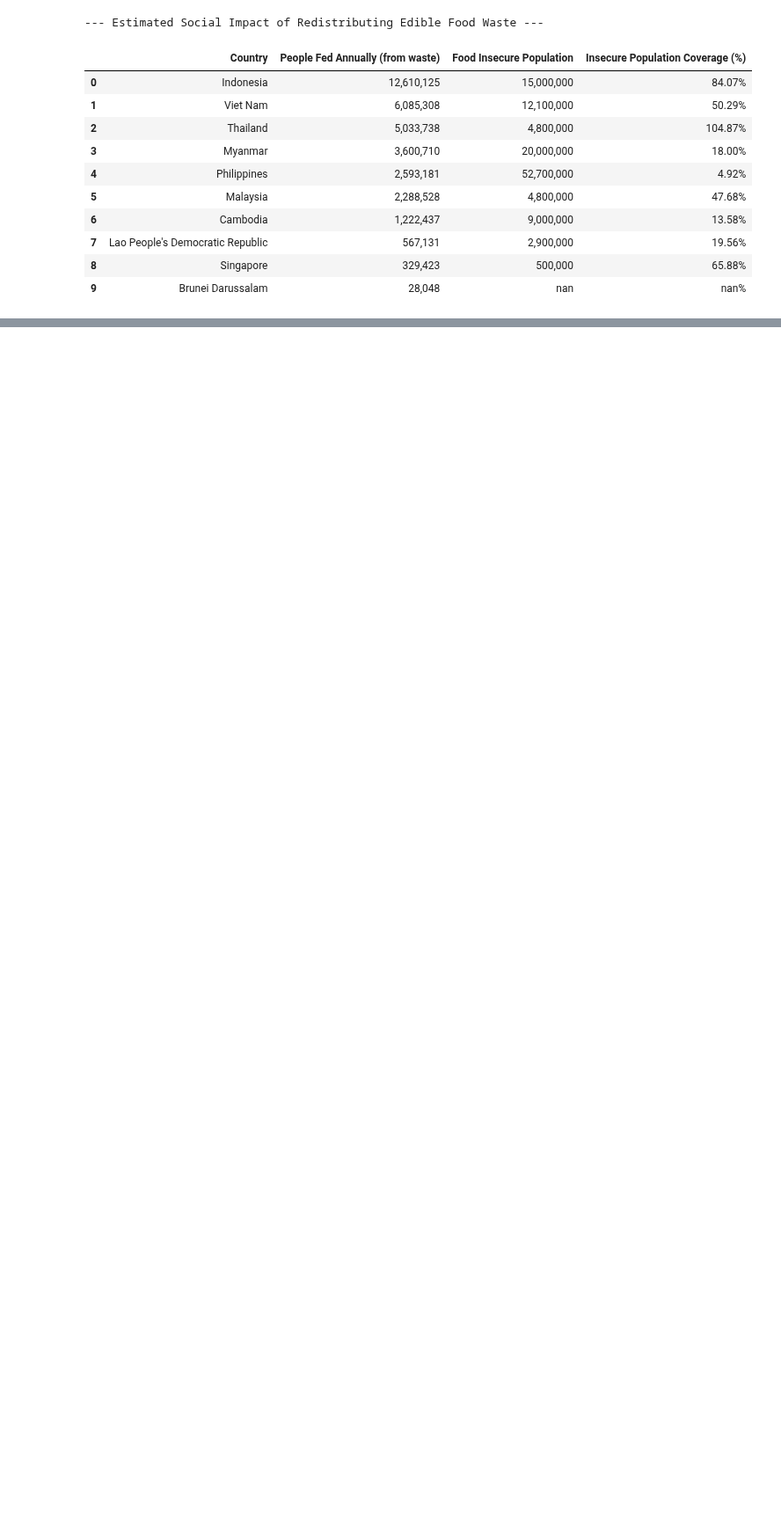
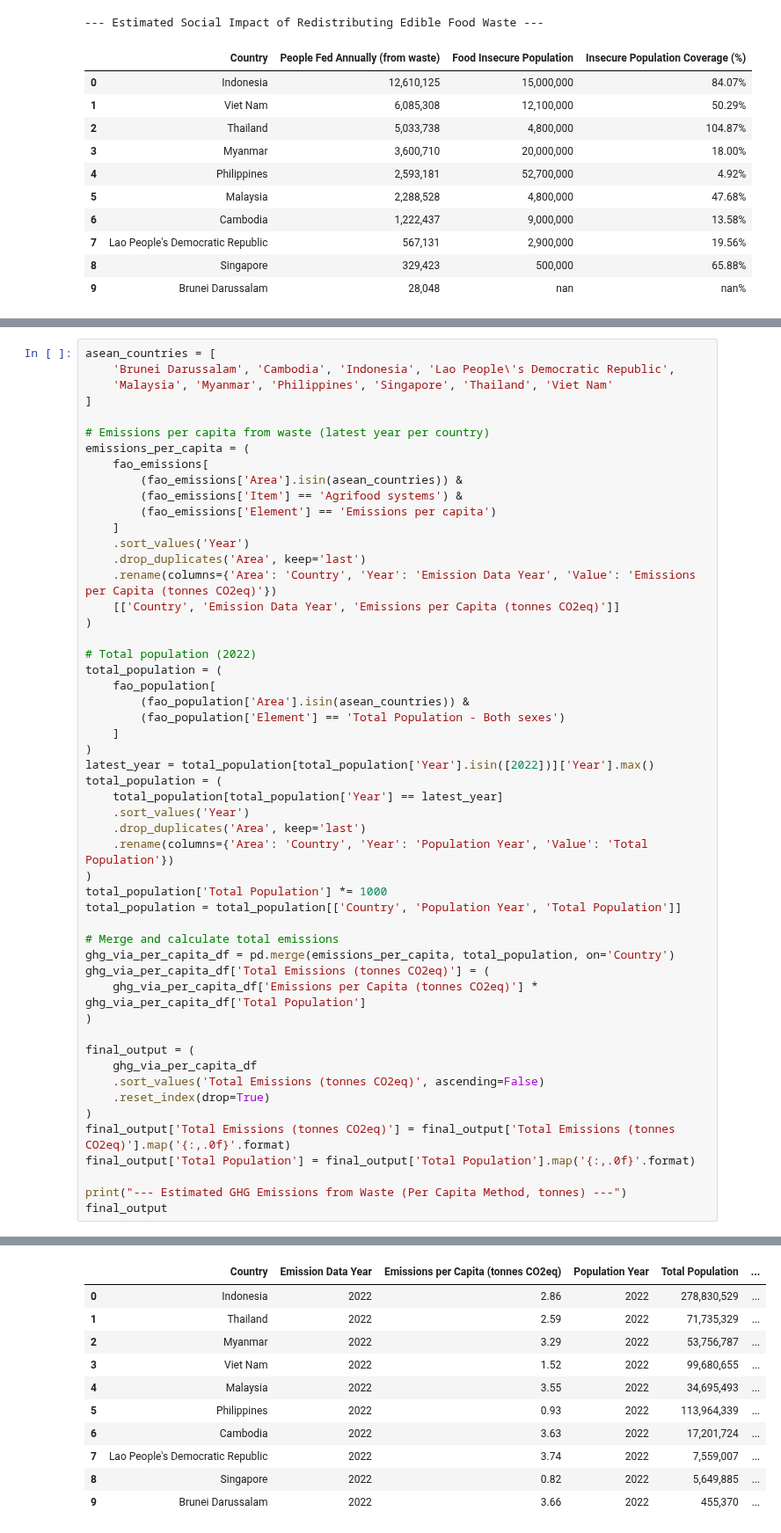
Before and after one commit to Azvier/asean-food-waste-sustainability, a Jupyter notebook: notebooks/data_analysis.ipynb, the cells around one changed output, grey strips where cells are left out. Shown at 88% size. Saved outputs shown, nothing was run; the diff lists cells and outputs as text; blank space fills up the shorter version.

```diff
--- a/notebooks/data_analysis.ipynb
+++ b/notebooks/data_analysis.ipynb
@@ -460,0 +688,53 @@ final_output
+# %%
+asean_countries = [
+    'Brunei Darussalam', 'Cambodia', 'Indonesia', 'Lao People\'s Democratic Republic',
+    'Malaysia', 'Myanmar', 'Philippines', 'Singapore', 'Thailand', 'Viet Nam'
+]
+
+# Emissions per capita from waste (latest year per country)
+emissions_per_capita = (
+    fao_emissions[
+        (fao_emissions['Area'].isin(asean_countries)) &
+        (fao_emissions['Item'] == 'Agrifood systems') &
+        (fao_emissions['Element'] == 'Emissions per capita')
+    ]
+    .sort_values('Year')
+    .drop_duplicates('Area', keep='last')
+    .rename(columns={'Area': 'Country', 'Year': 'Emission Data Year', 'Value': 'Emissions per Capita (tonnes CO2eq)'})
+    [['Country', 'Emission Data Year', 'Emissions per Capita (tonnes CO2eq)']]
+)
+
+# Total population (2022)
+total_population = (
+    fao_population[
+        (fao_population['Area'].isin(asean_countries)) &
+        (fao_population['Element'] == 'Total Population - Both sexes')
+    ]
+)
+latest_year = total_population[total_population['Year'].isin([2022])]['Year'].max()
+total_population = (
+    total_population[total_population['Year'] == latest_year]
+    .sort_values('Year')
+    .drop_duplicates('Area', keep='last')
+    .rename(columns={'Area': 'Country', 'Year': 'Population Year', 'Value': 'Total Population'})
+)
+total_population['Total Population'] *= 1000
+total_population = total_population[['Country', 'Population Year', 'Total Population']]
+
+# Merge and calculate total emissions
+ghg_via_per_capita_df = pd.merge(emissions_per_capita, total_population, on='Country')
+ghg_via_per_capita_df['Total Emissions (tonnes CO2eq)'] = (
+    ghg_via_per_capita_df['Emissions per Capita (tonnes CO2eq)'] * ghg_via_per_capita_df['Total Population']
+)
+
+final_output = (
+    ghg_via_per_capita_df
+    .sort_values('Total Emissions (tonnes CO2eq)', ascending=False)
+    .reset_index(drop=True)
+)
+final_output['Total Emissions (tonnes CO2eq)'] = final_output['Total Emissions (tonnes CO2eq)'].map('{:,.0f}'.format)
+final_output['Total Population'] = final_output['Total Population'].map('{:,.0f}'.format)
+
+print("--- Estimated GHG Emissions from Waste (Per Capita Method, tonnes) ---")
+final_output
+# %% [output]
@@ -460,0 +742,11 @@ final_output
+|  | Country | Emission Data Year | Emissions per Capita (tonnes CO2eq) | Population Year | Total Population | ... |
+| 0 | Indonesia | 2022 | 2.86 | 2022 | 278,830,529 | ... |
+| 1 | Thailand | 2022 | 2.59 | 2022 | 71,735,329 | ... |
+| 2 | Myanmar | 2022 | 3.29 | 2022 | 53,756,787 | ... |
+| 3 | Viet Nam | 2022 | 1.52 | 2022 | 99,680,655 | ... |
+| 4 | Malaysia | 2022 | 3.55 | 2022 | 34,695,493 | ... |
+| 5 | Philippines | 2022 | 0.93 | 2022 | 113,964,339 | ... |
+| 6 | Cambodia | 2022 | 3.63 | 2022 | 17,201,724 | ... |
+| 7 | Lao People's Democratic Republic | 2022 | 3.74 | 2022 | 7,559,007 | ... |
+| 8 | Singapore | 2022 | 0.82 | 2022 | 5,649,885 | ... |
+| 9 | Brunei Darussalam | 2022 | 3.66 | 2022 | 455,370 | ... |
```
Also changed, not shown: parts of 14 cells of this notebook.
